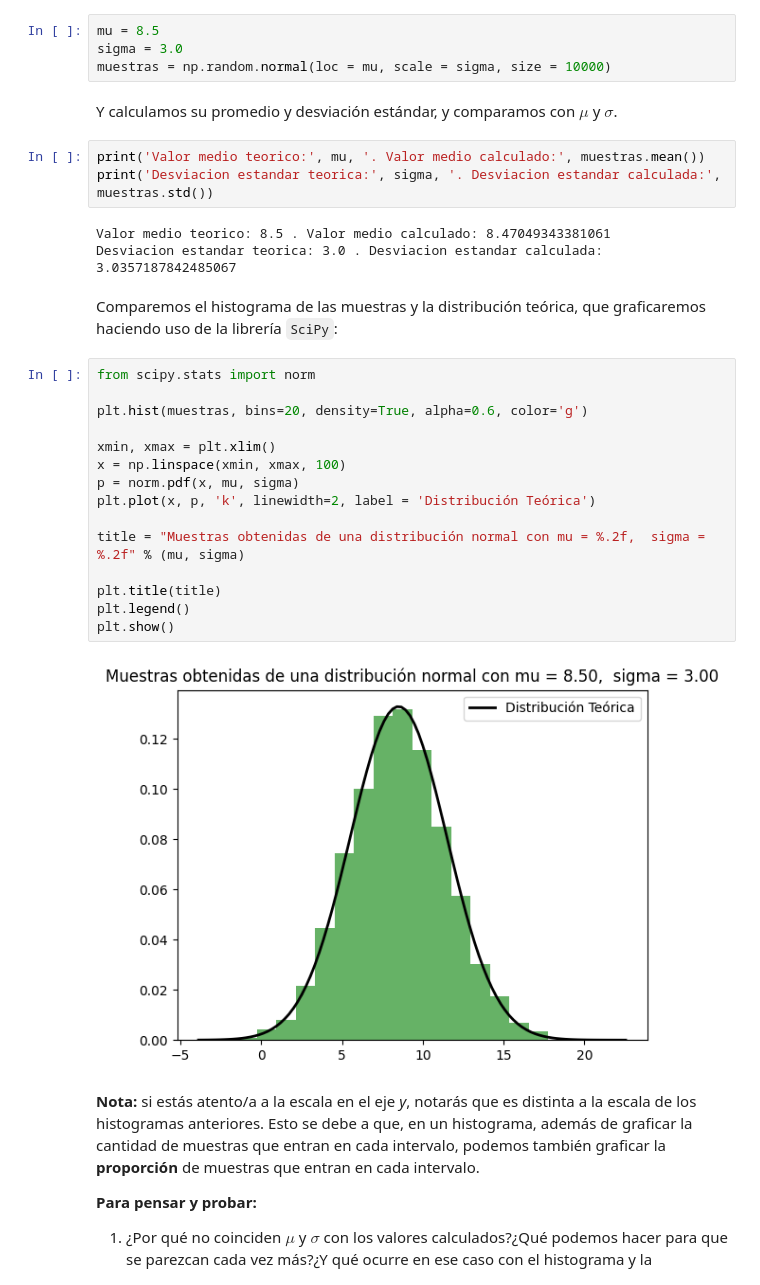
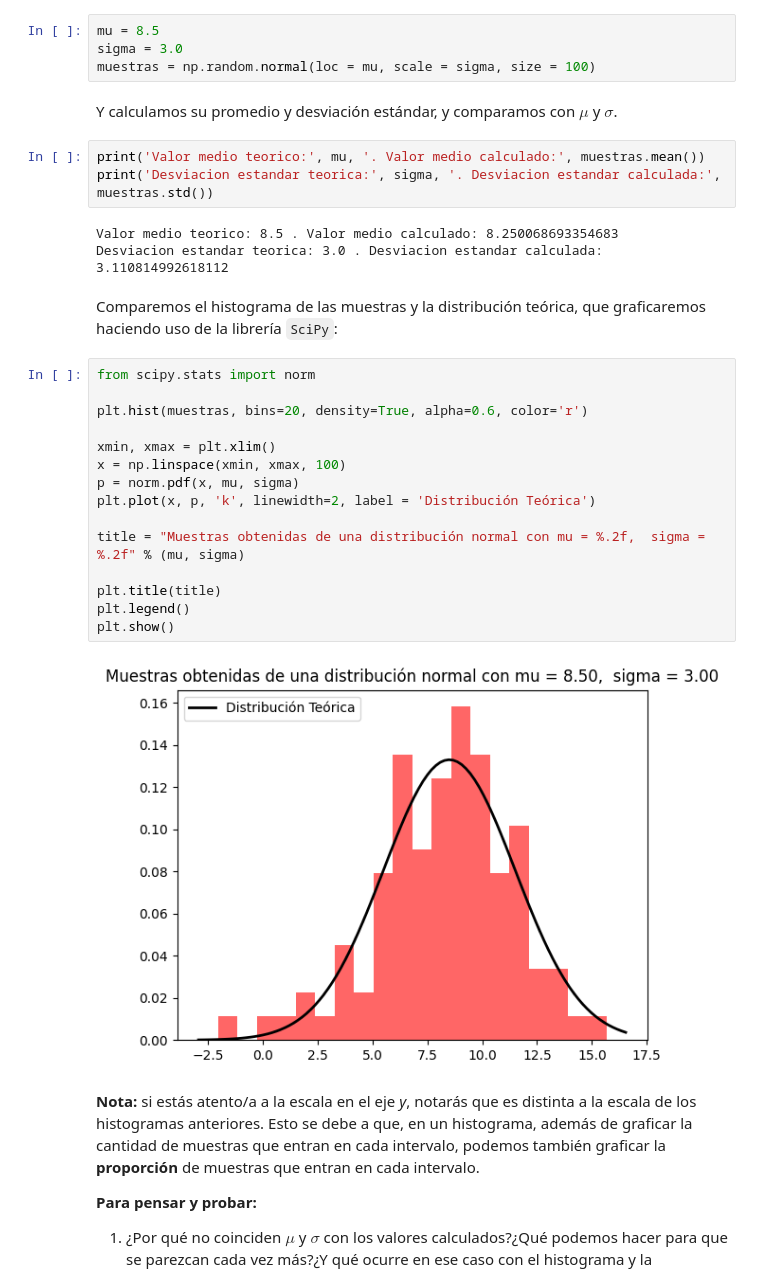
Before and after one commit to Valerius-ufv/python_bootcamp_DV, a Jupyter notebook: DS_Notebook_05_Probabilidad.ipynb, the cells around one changed output. Cells and saved outputs as stored; diff of their text form.

```diff
--- a/DS_Notebook_05_Probabilidad.ipynb
+++ b/DS_Notebook_05_Probabilidad.ipynb
@@ -95,34 +95,34 @@ Veamos un ejemplo. Nuevamente, obtenemos muestras de una distribución normal:
 # %%
 mu = 8.5
 sigma = 3.0
-muestras = np.random.normal(loc = mu, scale = sigma, size = 10000)
+muestras = np.random.normal(loc = mu, scale = sigma, size = 100)
 # %% [markdown]
 Y calculamos su promedio y desviación estándar, y comparamos con $\mu$ y $\sigma$.
 # %%
 print('Valor medio teorico:', mu, '. Valor medio calculado:', muestras.mean())
 print('Desviacion estandar teorica:', sigma, '. Desviacion estandar calculada:', muestras.std())
 # %% [output]
-Valor medio teorico: 8.5 . Valor medio calculado: 8.47049343381061
-Desviacion estandar teorica: 3.0 . Desviacion estandar calculada: 3.0357187842485067
+Valor medio teorico: 8.5 . Valor medio calculado: 8.250068693354683
+Desviacion estandar teorica: 3.0 . Desviacion estandar calculada: 3.110814992618112
 # %% [markdown]
 Comparemos el histograma de las muestras y la distribución teórica, que graficaremos haciendo uso de la librería `SciPy`:
 # %%
 from scipy.stats import norm
 
-plt.hist(muestras, bins=20, density=True, alpha=0.6, color='g')
+plt.hist(muestras, bins=20, density=True, alpha=0.6, color='r')
 
 xmin, xmax = plt.xlim()
 x = np.linspace(xmin, xmax, 100)
 p = norm.pdf(x, mu, sigma)
 plt.plot(x, p, 'k', linewidth=2, label = 'Distribución Teórica')
 
 title = "Muestras obtenidas de una distribución normal con mu = %.2f,  sigma = %.2f" % (mu, sigma)
 
 plt.title(title)
 plt.legend()
 plt.show()
 # %% [output]
-[figure, old version]
+[figure, new version]
 # %% [markdown]
 **Nota:** si estás atento/a a la escala en el eje *y*, notarás que es distinta a la escala de los histogramas anteriores. Esto se debe a que, en un histograma, además de graficar la cantidad de muestras que entran en cada intervalo, podemos también graficar la **proporción** de muestras que entran en cada intervalo.
 
```
Also changed, not shown: parts of 20 cells of this notebook.
